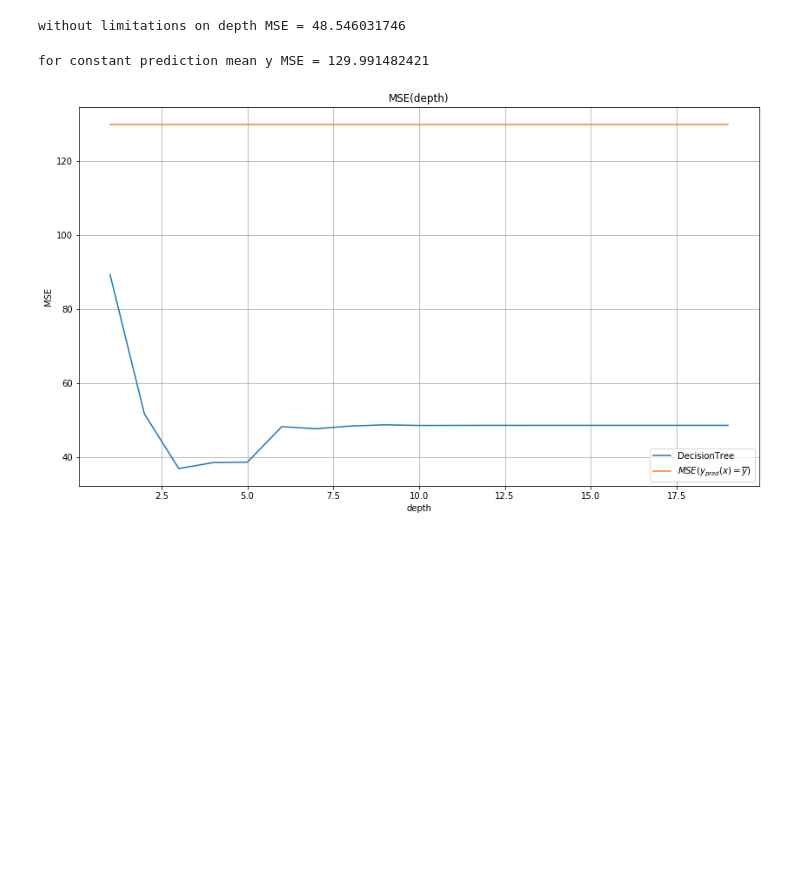
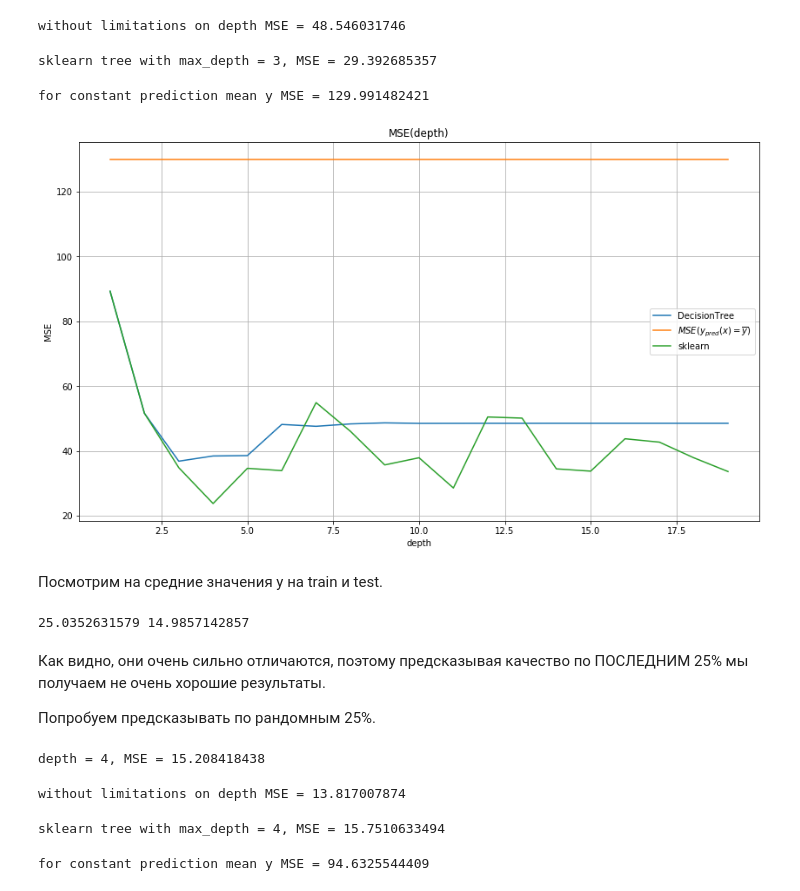
Before and after one commit to Boialex/MIPT-ML, a Jupyter notebook: hw2/DecisionTree.ipynb, the cells around one changed output. Drawn from its saved outputs; the diff is of its cells as text; code cells hidden in the pictures; blank space fills up the shorter version.

```diff
--- a/hw2/DecisionTree.ipynb
+++ b/hw2/DecisionTree.ipynb
@@ -155,6 +154,13 @@ y_pred = model.predict(X_test)
 print 'without limitations on depth MSE =', metrics.mean_squared_error(y_test, y_pred)
 # %% [output]
 without limitations on depth MSE = 48.546031746
+# %%
+model = tree.DecisionTreeRegressor(max_depth=3)
+model.fit(X_train, y_train)
+y_pred = model.predict(X_test)
+print 'sklearn tree with max_depth = 3, MSE =', metrics.mean_squared_error(y_test, y_pred)
+# %% [output]
+sklearn tree with max_depth = 3, MSE = 29.392685357
 # %%
 y_const = [np.mean(y_train)] * len(y_test)
 error_const = metrics.mean_squared_error(y_test, y_const)
@@ -164,19 +170,34 @@ for constant prediction mean y MSE = 129.991482421
 # %%
 depths = np.arange(1, 20, 1)
 errors = []
+sklearn_errors = []
 for depth in depths:
     model = DecisionTree(max_depth=depth)
     model.fit(X_train, y_train)
     errors += [metrics.mean_squared_error(y_test, model.predict(X_test))]
+    model = tree.DecisionTreeRegressor(max_depth=depth)
+    model.fit(X_train, y_train)
+    sklearn_errors += [metrics.mean_squared_error(y_test, model.predict(X_test))]
 # %%
 plt.figure(figsize=(14, 8))
 plt.title('MSE(depth)')
 plt.plot(depths, errors, label='DecisionTree')
 plt.plot(depths, [error_const] * len(depths), label='$MSE(y_{pred}(x) = \overline{y})$')
+plt.plot(depths, sklearn_errors, label='sklearn')
 plt.xlabel('depth')
 plt.ylabel('MSE')
 plt.grid(True)
 plt.legend(loc='best')
 plt.show()
 # %% [output]
-[figure, old version]
+[figure, new version]
+# %% [markdown]
+Посмотрим на средние значения y на train и test.
+# %%
+print np.mean(y_train), np.mean(y_test)
+# %% [output]
+25.0352631579 14.9857142857
+# %% [markdown]
+Как видно, они очень сильно отличаются, поэтому предсказывая качество по ПОСЛЕДНИМ 25% мы получаем не очень хорошие результаты.
+
+Попробуем предсказывать по рандомным 25%.
@@ -182,0 +211,24 @@ plt.show()
+# %%
+print 'depth = 4, MSE =', metrics.mean_squared_error(y_test, y_pred)
+# %% [output]
+depth = 4, MSE = 15.208418438
+# %%
+model = DecisionTree()
+model.fit(X_train, y_train)
+y_pred = model.predict(X_test)
+print 'without limitations on depth MSE =', metrics.mean_squared_error(y_test, y_pred)
+# %% [output]
+without limitations on depth MSE = 13.817007874
+# %%
+model = tree.DecisionTreeRegressor(max_depth=4)
+model.fit(X_train, y_train)
+y_pred = model.predict(X_test)
+print 'sklearn tree with max_depth = 4, MSE =', metrics.mean_squared_error(y_test, y_pred)
+# %% [output]
+sklearn tree with max_depth = 4, MSE = 15.7510633494
+# %%
+y_const = [np.mean(y_train)] * len(y_test)
+error_const = metrics.mean_squared_error(y_test, y_const)
+print 'for constant prediction mean y MSE =', error_const
+# %% [output]
+for constant prediction mean y MSE = 94.6325544409
```
Also changed, not shown: parts of 7 cells of this notebook.
